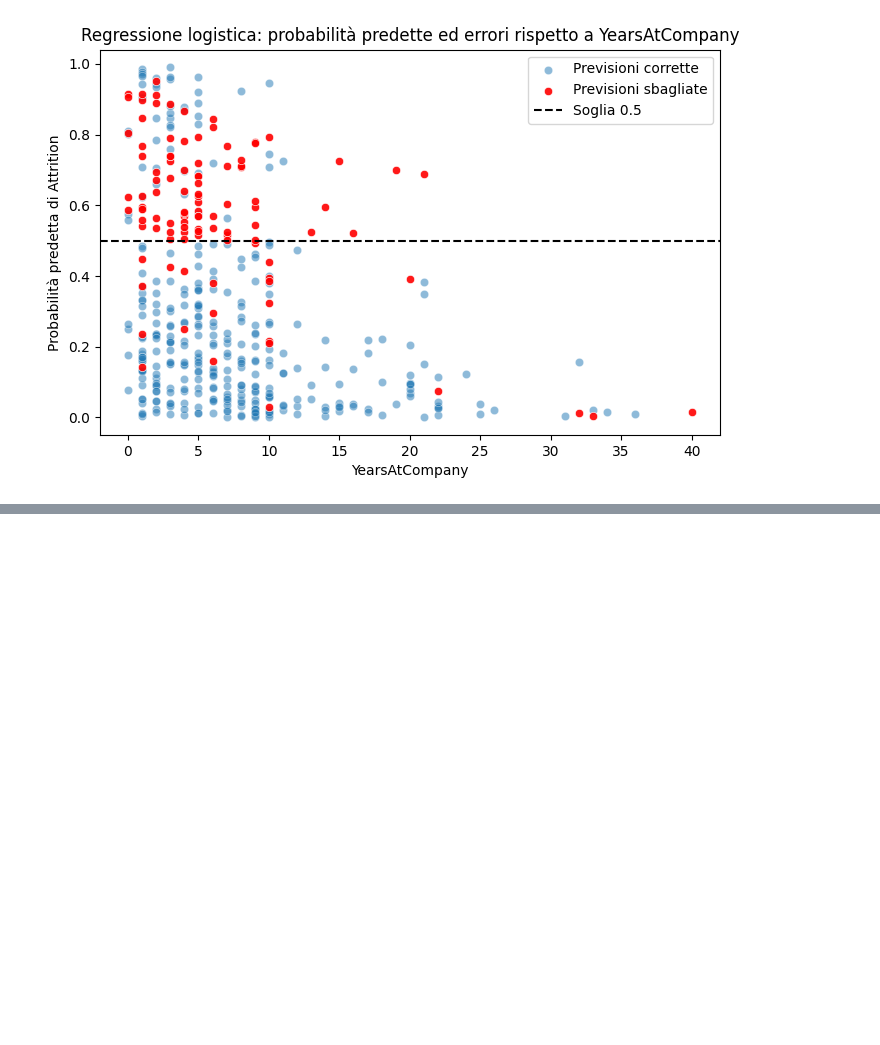
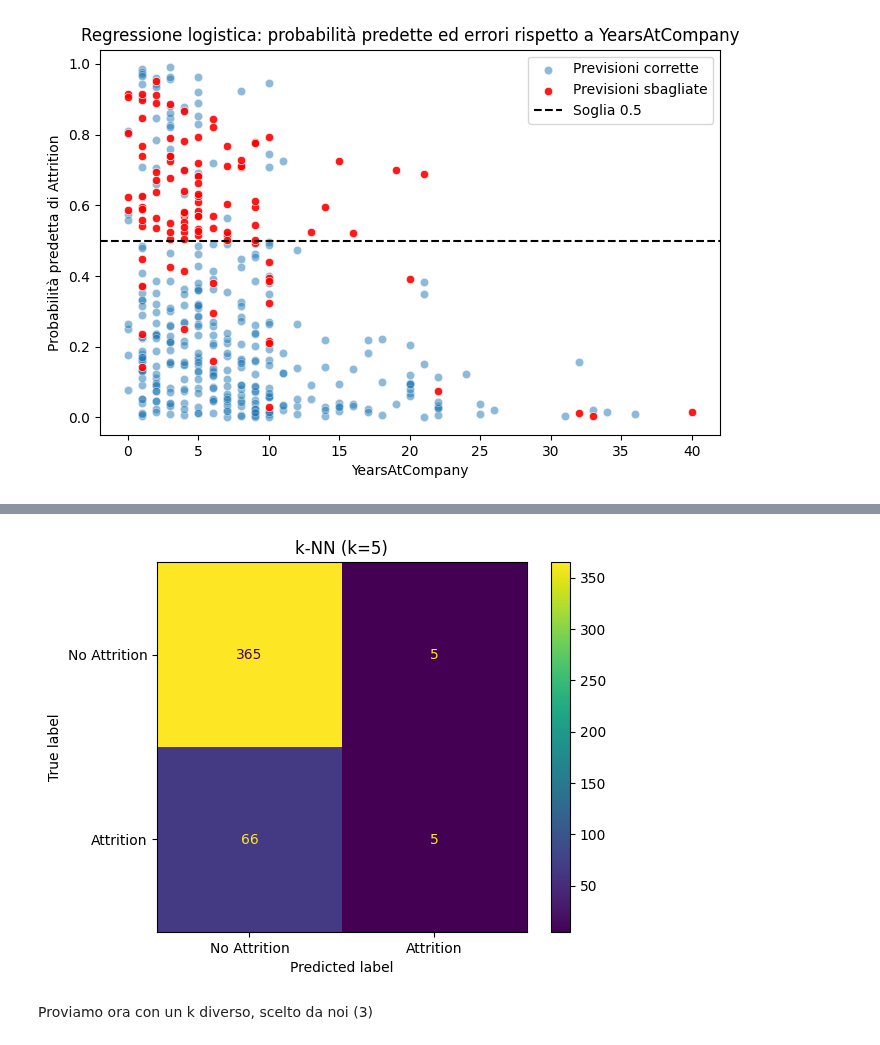
Before and after one commit to margheritamarinelli/Progetto-Data-Science-gruppo-9, a Jupyter notebook: notebook/Progetto_Data_Science_gruppo9.ipynb, the cells around one changed output, grey strips where cells are left out. Cells and saved outputs as stored; diff of their text form; code cells hidden in the pictures; blank space fills up the shorter version.

```diff
--- a/notebook/Progetto_Data_Science_gruppo9.ipynb
+++ b/notebook/Progetto_Data_Science_gruppo9.ipynb
@@ -797,0 +870,5 @@ plt.show()
+# %%
+# Addestriamo un k-NN con k=5
+%%time
+knn_model_k5 = KNeighborsClassifier(n_neighbors=5)
+knn_model_k5.fit(X_train_scaled, y_train)
@@ -797,0 +881,5 @@ plt.show()
+# %%
+y_pred_knn_k5 = knn_model_k5.predict(X_test_scaled)
+
+acc_knn_k5 = accuracy_score(y_test, y_pred_knn_k5)
+print(f"Accuratezza del k-NN (k=5): {acc_knn_k5:.2f}")
@@ -797,0 +901,13 @@ plt.show()
+# %%
+cm_knn_k5 = confusion_matrix(y_test, y_pred_knn_k5)
+disp_knn_k5 = ConfusionMatrixDisplay(
+    confusion_matrix=cm_knn_k5,
+    display_labels=["No Attrition", "Attrition"]
+)
+disp_knn_k5.plot()
+plt.title("k-NN (k=5)")
+plt.show()
+# %% [output]
+[figure, added]
+# %% [markdown]
+Proviamo ora con un k diverso, scelto da noi (3)
```
Also changed, not shown: parts of 44 cells of this notebook.
